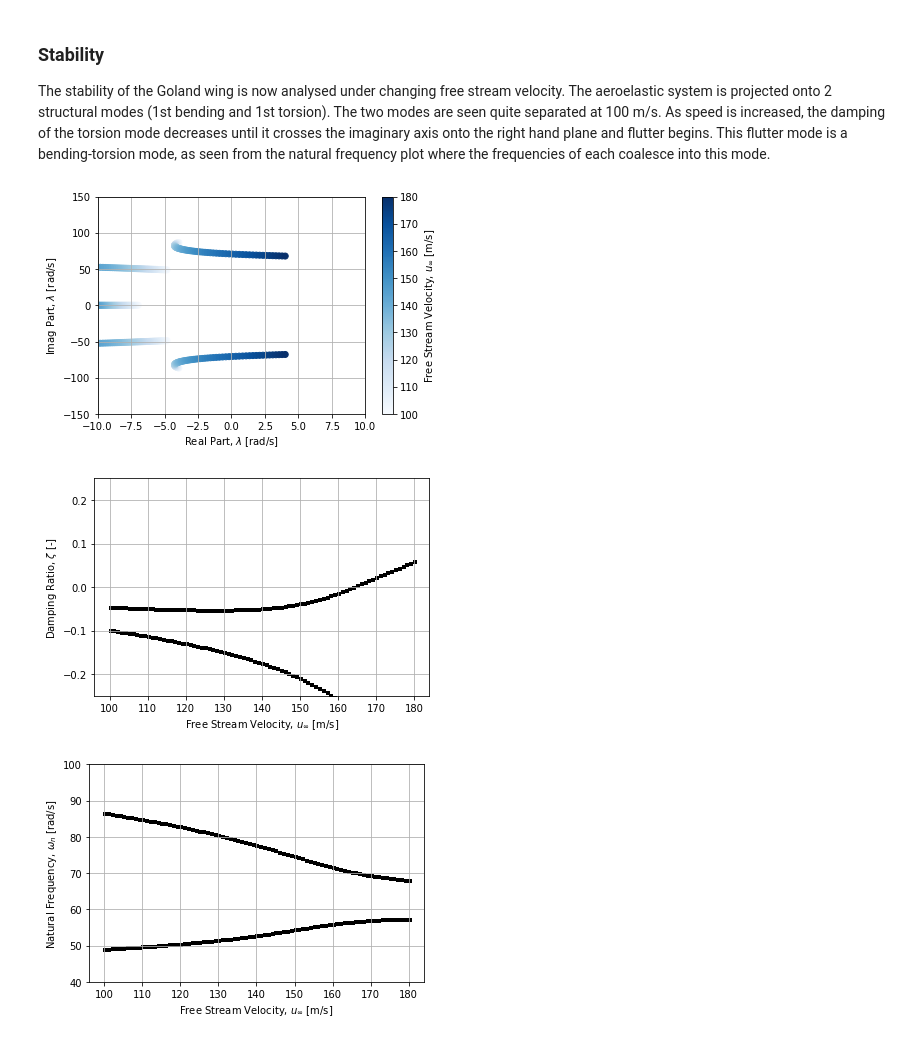
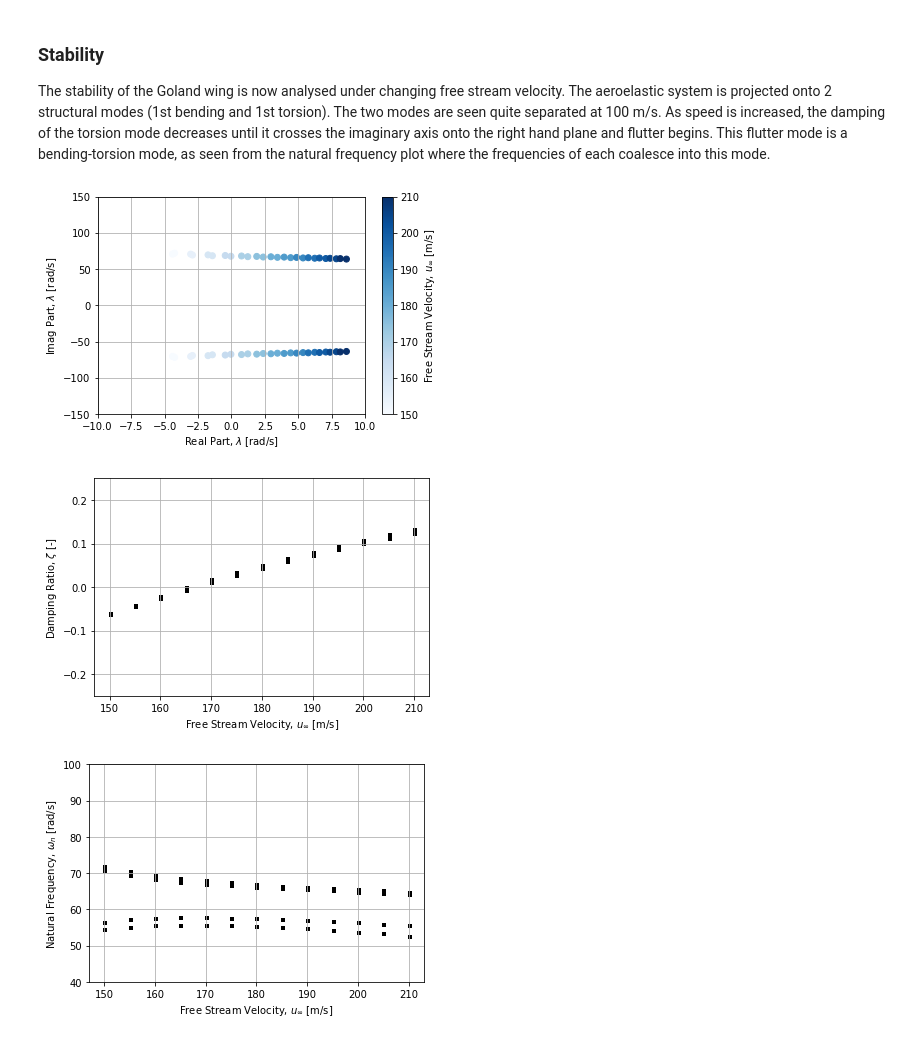
Before and after one commit to ImperialCollegeLondon/sharpy, a Jupyter notebook: docs/source/content/example_notebooks/linear_goland_flutter.ipynb, the cells around one changed output. Drawn from its saved outputs; the diff is of its cells as text; code cells hidden in the pictures.

```diff
--- a/docs/source/content/example_notebooks/linear_goland_flutter.ipynb
+++ b/docs/source/content/example_notebooks/linear_goland_flutter.ipynb
@@ -30,7 +30,7 @@ import sharpy.sharpy_main  # used to run SHARPy from Jupyter
 
 The UVLM is assembled in normalised time at a velocity of $1 m/s$. The only matrices that need updating then with free stream velocity are the structural matrices, which is significantly cheaper to do than to update the UVLM.
 # %%
-u_inf = 1.
+u_inf = 0.1
 alpha_deg = 0.
 rho = 1.02
 num_modes = 4
@@ -291,7 +301,7 @@ The nonlinear equilibrium condition can be visualised and analysed by opening, w
 
 The stability of the Goland wing is now analysed under changing free stream velocity. The aeroelastic system is projected onto 2 structural modes (1st bending and 1st torsion). The two modes are seen quite separated at 100 m/s. As speed is increased, the damping of the torsion mode decreases until it crosses the imaginary axis onto the right hand plane and flutter begins. This flutter mode is a bending-torsion mode, as seen from the natural frequency plot where the frequencies of each coalesce into this mode.
 # %%
-file_name = './output/%s/stability/velocity_analysis_min1000_max1800_nvel0081.dat' % case_name
+file_name = './output/%s/stability/velocity_analysis_min1500_max2100_nvel0013.dat' % case_name
 
 velocity_analysis = np.loadtxt(file_name)
 u_inf = velocity_analysis[:, 0]
@@ -309,7 +319,7 @@ plt.ylim(-150, 150)
 plt.xlabel('Real Part, $\lambda$ [rad/s]')
 plt.ylabel('Imag Part, $\lambda$ [rad/s]');
 # %% [output]
-[figure, old version]
+[figure, new version]
 # %%
 fig = plt.figure()
 natural_frequency = np.sqrt(eigs_r ** 2 + eigs_i ** 2)
@@ -323,15 +333,15 @@ plt.ylim(-0.25, 0.25)
 plt.xlabel('Free Stream Velocity, $u_\infty$ [m/s]')
 plt.ylabel('Damping Ratio, $\zeta$ [-]');
 # %% [output]
-[figure, old version]
+[figure, new version]
 # %%
 fig = plt.figure()
-cond = (eigs_r>-25) * (eigs_r<10) # filter unwanted eigenvalues for this plot (mostly aero modes)
+cond = (eigs_r>-50) * (eigs_r<50) # filter unwanted eigenvalues for this plot (mostly aero modes)
 plt.scatter(u_inf[cond], natural_frequency[cond], color='k', marker='s', s=9)
 
 plt.grid()
 plt.ylim(40, 100)
 plt.xlabel('Free Stream Velocity, $u_\infty$ [m/s]')
 plt.ylabel('Natural Frequency, $\omega_n$ [rad/s]');
 # %% [output]
-[figure, old version]
+[figure, new version]
```
Also changed, not shown: parts of 5 cells of this notebook, 6 other files.
